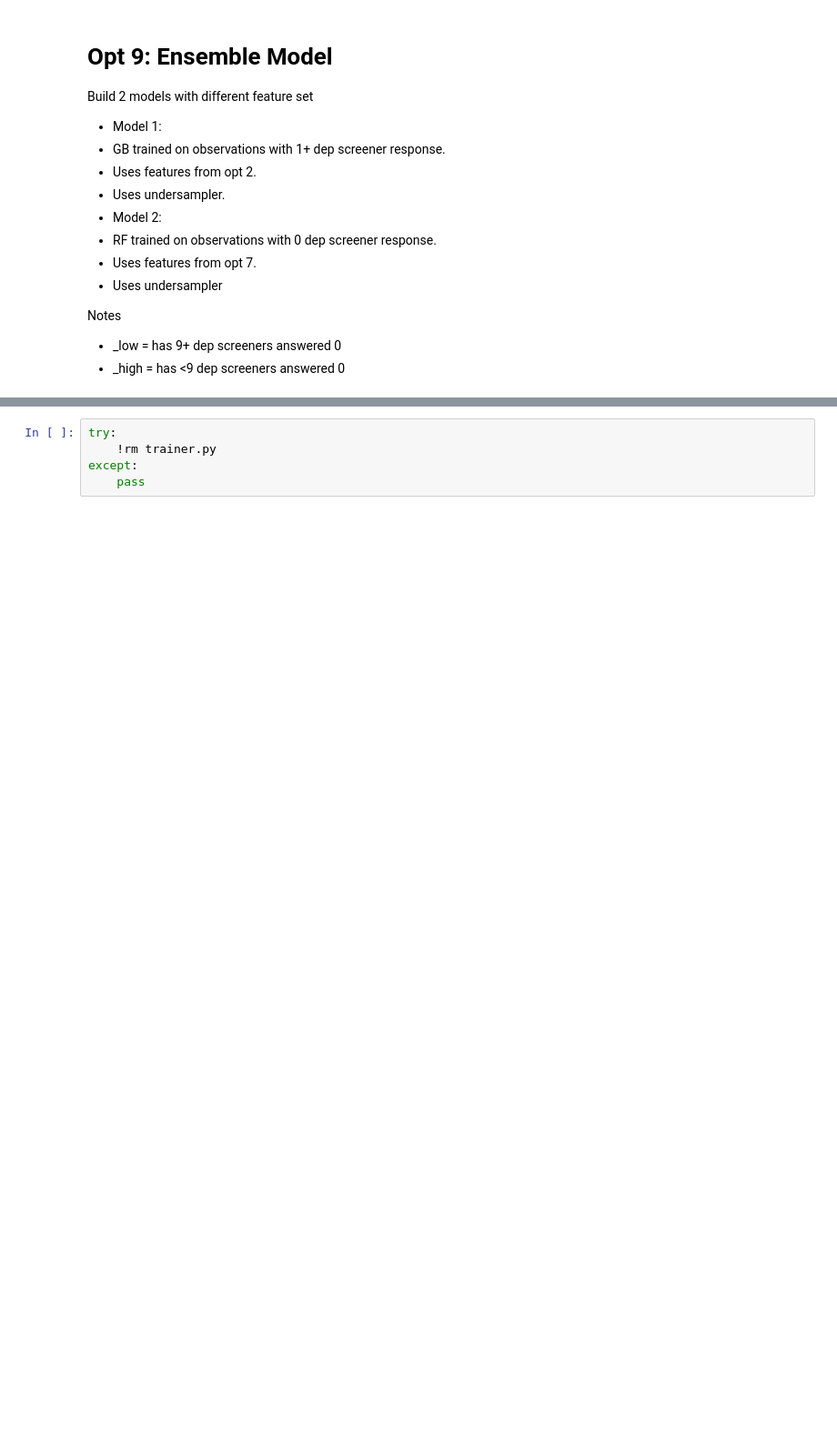
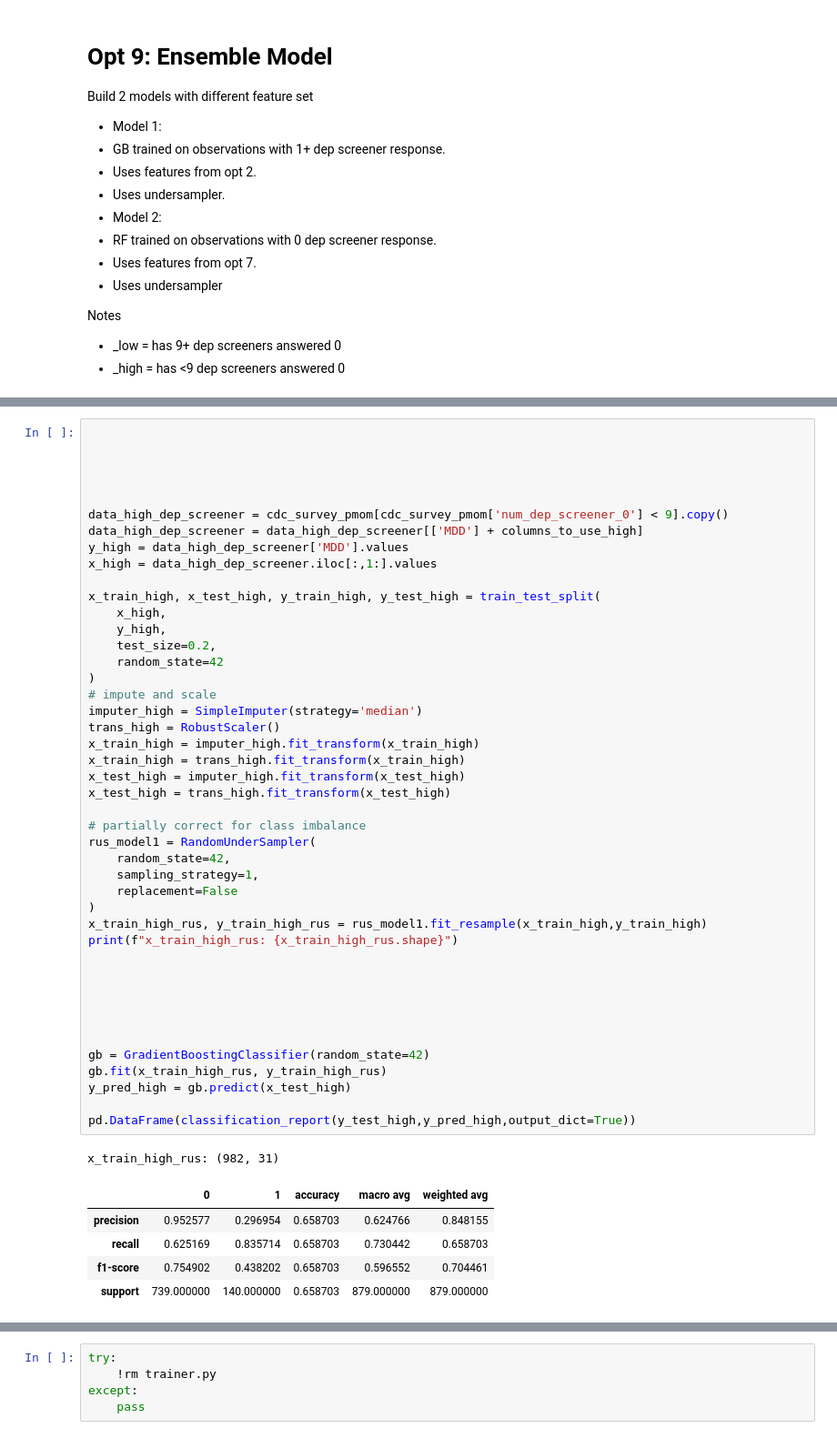
Before and after one commit to orenscarmeli/capstone210-ppd-carmeli_chari_hand_lee, a Jupyter notebook: backend/trainer/train.ipynb, the cells around one changed output, grey strips where cells are left out. Shown at 91% size. Saved outputs shown, nothing was run; the diff lists cells and outputs as text; blank space fills up the shorter version.

```diff
--- a/backend/trainer/train.ipynb
+++ b/backend/trainer/train.ipynb
@@ -443,0 +419,51 @@ NameError: name 'cols_to_keep' is not defined
+# %%
+
+
+
+
+
+data_high_dep_screener = cdc_survey_pmom[cdc_survey_pmom['num_dep_screener_0'] < 9].copy()
+data_high_dep_screener = data_high_dep_screener[['MDD'] + columns_to_use_high]
+y_high = data_high_dep_screener['MDD'].values
+x_high = data_high_dep_screener.iloc[:,1:].values
+
+x_train_high, x_test_high, y_train_high, y_test_high = train_test_split(
+    x_high,
+    y_high,
+    test_size=0.2,
+    random_state=42
+)
+# impute and scale
+imputer_high = SimpleImputer(strategy='median')
+trans_high = RobustScaler()
+x_train_high = imputer_high.fit_transform(x_train_high)
+x_train_high = trans_high.fit_transform(x_train_high)
+x_test_high = imputer_high.fit_transform(x_test_high)
+x_test_high = trans_high.fit_transform(x_test_high)
+
+# partially correct for class imbalance
+rus_model1 = RandomUnderSampler(
+    random_state=42,
+    sampling_strategy=1,
+    replacement=False
+)
+x_train_high_rus, y_train_high_rus = rus_model1.fit_resample(x_train_high,y_train_high)
+print(f"x_train_high_rus: {x_train_high_rus.shape}")
+
+
+
+
+
+
+gb = GradientBoostingClassifier(random_state=42)
+gb.fit(x_train_high_rus, y_train_high_rus)
+y_pred_high = gb.predict(x_test_high)
+
+pd.DataFrame(classification_report(y_test_high,y_pred_high,output_dict=True))
+# %% [output]
+x_train_high_rus: (982, 31)
+|  | 0 | 1 | accuracy | macro avg | weighted avg |
+| precision | 0.952577 | 0.296954 | 0.658703 | 0.624766 | 0.848155 |
+| recall | 0.625169 | 0.835714 | 0.658703 | 0.730442 | 0.658703 |
+| f1-score | 0.754902 | 0.438202 | 0.658703 | 0.596552 | 0.704461 |
+| support | 739.000000 | 140.000000 | 0.658703 | 879.000000 | 879.000000 |
```
Also changed, not shown: parts of 18 cells of this notebook, 7 other files.
